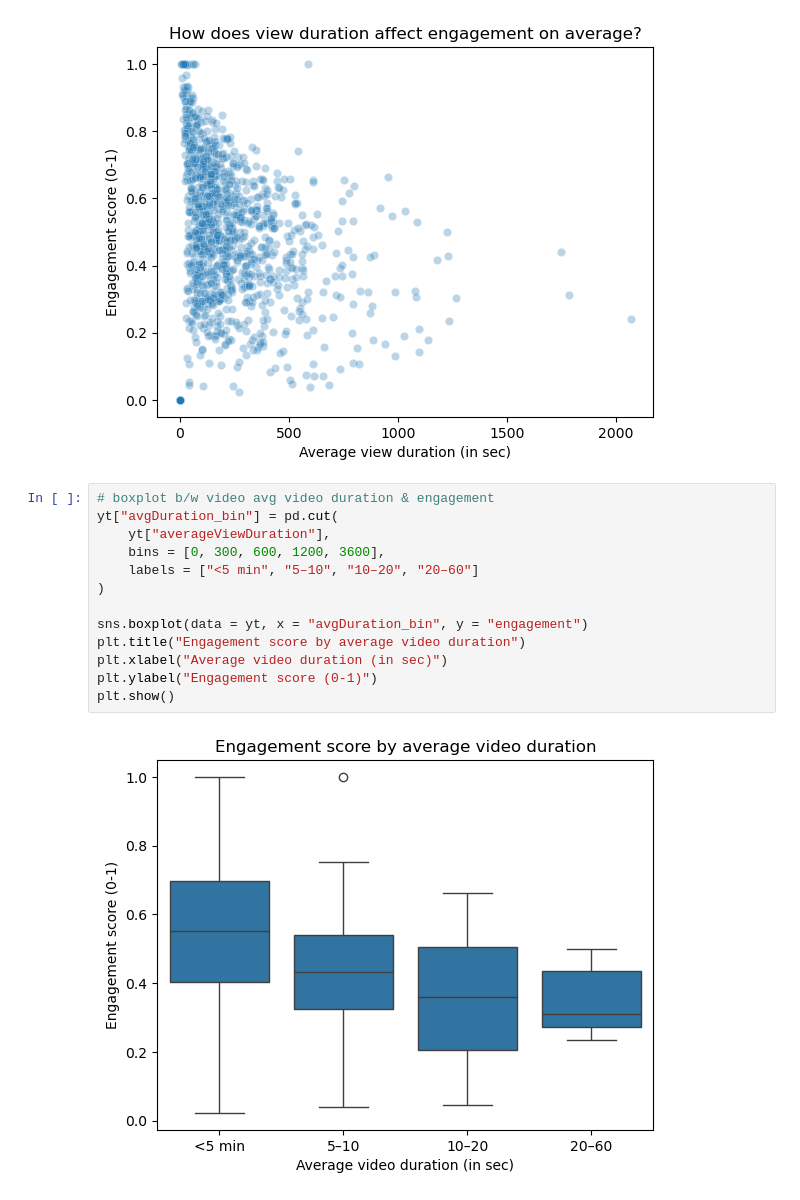
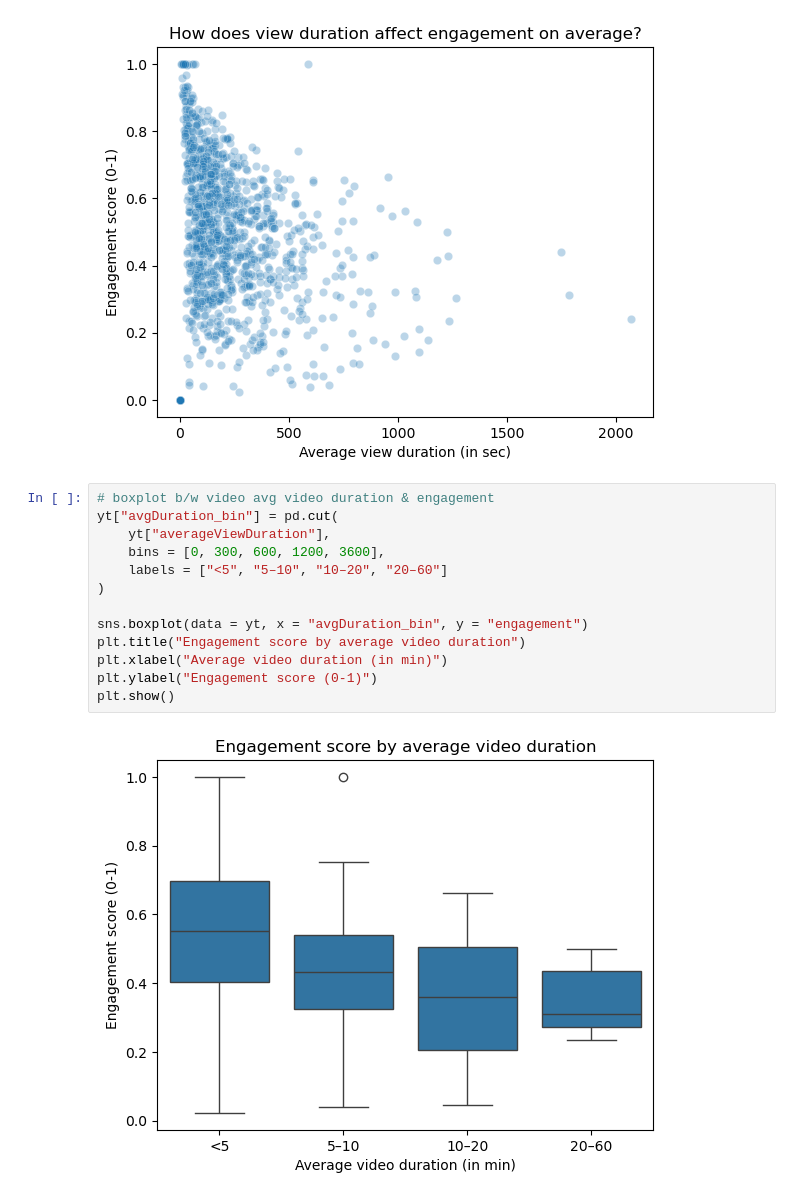
Before and after one commit to keil4ni/151r-proj, a Jupyter notebook: youtube_duration.ipynb, the cells around one changed output. Drawn from its saved outputs; the diff is of its cells as text.

```diff
--- a/youtube_duration.ipynb
+++ b/youtube_duration.ipynb
@@ -145,18 +145,18 @@ Text(0.5, 1.0, 'How does view duration affect engagement on average?')
 # %%
 # boxplot b/w video avg video duration & engagement
 yt["avgDuration_bin"] = pd.cut(
     yt["averageViewDuration"],
     bins = [0, 300, 600, 1200, 3600],
-    labels = ["<5 min", "5–10", "10–20", "20–60"]
+    labels = ["<5", "5–10", "10–20", "20–60"]
 )
 
 sns.boxplot(data = yt, x = "avgDuration_bin", y = "engagement")
 plt.title("Engagement score by average video duration")
-plt.xlabel("Average video duration (in sec)")
+plt.xlabel("Average video duration (in min)")
 plt.ylabel("Engagement score (0-1)")
 plt.show()
 # %% [output]
-[figure, old version]
+[figure, new version]
 # %%
 # boxplot b/w video avg video duration & engagement
 yt["duration_bin"] = pd.cut(
```
Also changed, not shown: parts of 3 cells of this notebook.
